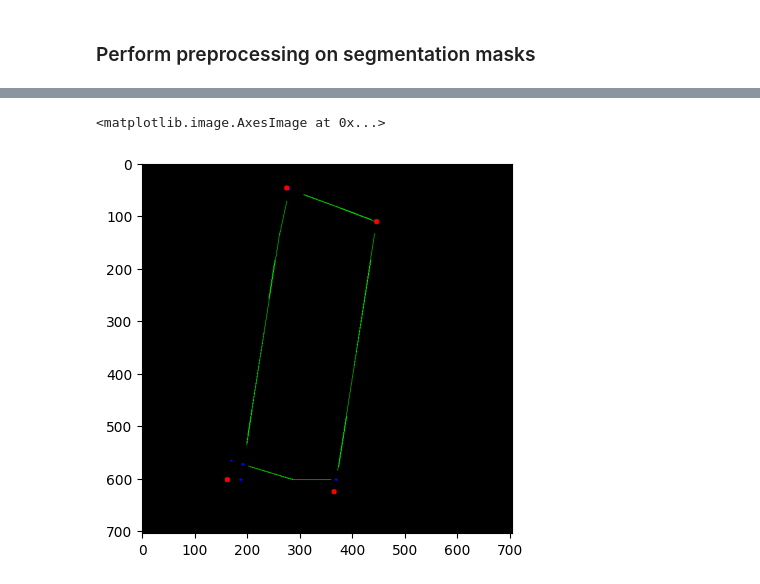
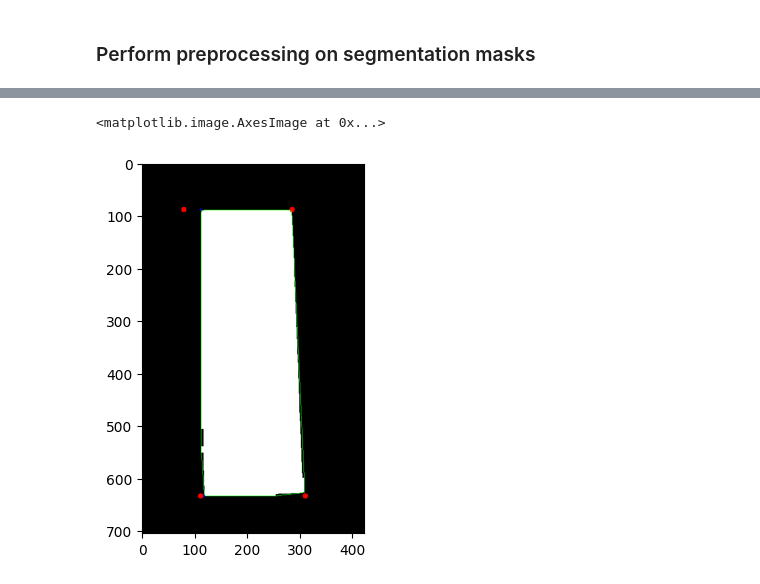
Before and after one commit to skeilbach/receipt2json, a Jupyter notebook: Yolov11CustomReceiptDetection.ipynb, the cells around one changed output, grey strips where cells are left out. Cells and saved outputs as stored; diff of their text form; code cells hidden in the pictures.

```diff
--- a/Yolov11CustomReceiptDetection.ipynb
+++ b/Yolov11CustomReceiptDetection.ipynb
@@ -167,7 +164,7 @@ import matplotlib.pyplot as plt
 import cv2
 import numpy as np
 
-mask = results[0].masks.data[0].cpu().numpy().astype(np.uint8)*255
+mask = result[0].masks.data[0].cpu().numpy().astype(np.uint8)*255
 
 plt.imshow(mask, cmap="gray")
 # %% [output]
@@ -303,7 +304,7 @@ def approximate_contour(contour):
     return cv2.approxPolyDP(contour, 0.032 * peri, True)
 # %%
 # Find contours
-contours, _ = cv2.findContours(dilated, cv2.RETR_EXTERNAL, cv2.CHAIN_APPROX_SIMPLE)
+contours, _ = cv2.findContours(edge, cv2.RETR_EXTERNAL, cv2.CHAIN_APPROX_SIMPLE)
 
 # Get largest contour
 largest_contour = sorted(contours, key = cv2.contourArea, reverse = True)[0]
@@ -348,12 +349,13 @@ def intersection(L1, L2):
         return False
 # %%
 from skimage import transform
+import math
 
-test = cv2.fillPoly(np.zeros(mask_extended.shape, dtype= np.uint8), pts= [hull], color = 255)
-blurred = cv2.GaussianBlur(test, (11, 11), 0)
+convex_hull_filled = cv2.fillPoly(np.zeros(mask_extended.shape, dtype= np.uint8), pts= [hull], color = 255)
+blurred = cv2.GaussianBlur(convex_hull_filled, (11, 11), 0)
 edge = cv2.Canny(blurred, 100, 200)
-lines = np.array(transform.probabilistic_hough_line(edge))
-angles = np.array([np.abs(np.atan2(a[1]-b[1], a[0]-b[0]) - np.pi/2) for a,b in lines])
+lines = np.array(transform.probabilistic_hough_line(edge, rng=42))
+angles = np.array([np.abs(math.atan2(a[1]-b[1], a[0]-b[0]) - np.pi/2) for a,b in lines])
 
 verticalLines = lines[angles < np.pi/4]
 horizontalLines = lines[angles >= np.pi/4]
@@ -363,7 +365,7 @@ from sklearn import cluster
 
 intersections = np.array([intersection(line(vs[0],vs[1]), line(hs[0], hs[1])) for vs in verticalLines for hs in horizontalLines])
 
-bw = cluster.estimate_bandwidth(intersections, quantile=0.1)
+bw = cluster.estimate_bandwidth(intersections, quantile=0.1)+1e-4
 corners = cluster.MeanShift(bandwidth=bw).fit(intersections).cluster_centers_
 rect = contour_to_rect(corners)[:4]
 # %%
@@ -402,26 +404,28 @@ plt.show()
 # %%
-img_black_bkg = np.zeros((int(new_height), int(new_width),3), dtype= np.uint8)
+#img_black_bkg = np.zeros((int(new_height), int(new_width),3), dtype= np.uint8)
+mask_extended_bkg = cv2.cvtColor(mask_extended.copy(), cv2.COLOR_GRAY2BGR)
 
 # Iterate through the lines and draw them
 for l in lines:
     x0, y0, x1, y1 = l.flatten()  # Extract coordinates correctly
     cv2.line(img_black_bkg, (x0, y0), (x1, y1), (0, 255, 0), 1)  # Black lines with thickness 1
 for pt in intersections:
     x, y = pt
-    cv2.circle(img_black_bkg, (int(x),int(y)), radius=2, color=(0, 0, 255), thickness=-1)
+    cv2.circle(mask_extended_bkg , (int(x),int(y)), radius=2, color=(0, 0, 255), thickness=-1)
 
 #for crn in corners:
     #x, y = crn
-    #cv2.circle(img_black_bkg, (int(x),int(y)), radius=3, color=(255, 0, 0), thickness=-1)
+    #cv2.circle(mask_extended_bkg , (int(x),int(y)), radius=3, color=(255, 0, 0), thickness=-1)
 
 for crn in rect:
     x, y = crn
-    cv2.circle(img_black_bkg, (int(x),int(y)), radius=5, color=(255, 0, 0), thickness=-1)
+    cv2.circle(mask_extended_bkg , (int(x),int(y)), radius=5, color=(255, 0, 0), thickness=-1)
 
-plt.imshow(img_black_bkg, cmap="gray")
+cv2.drawContours(mask_extended_bkg, [hull], 0, (0, 255, 0), 1)
+plt.imshow(mask_extended_bkg , cmap="gray")
 # %% [output]
 <matplotlib.image.AxesImage at 0x...>
-[figure, old version]
+[figure, new version]
 # %%
 import itertools
 
```
Also changed, not shown: parts of 23 cells of this notebook, 5 other files.
